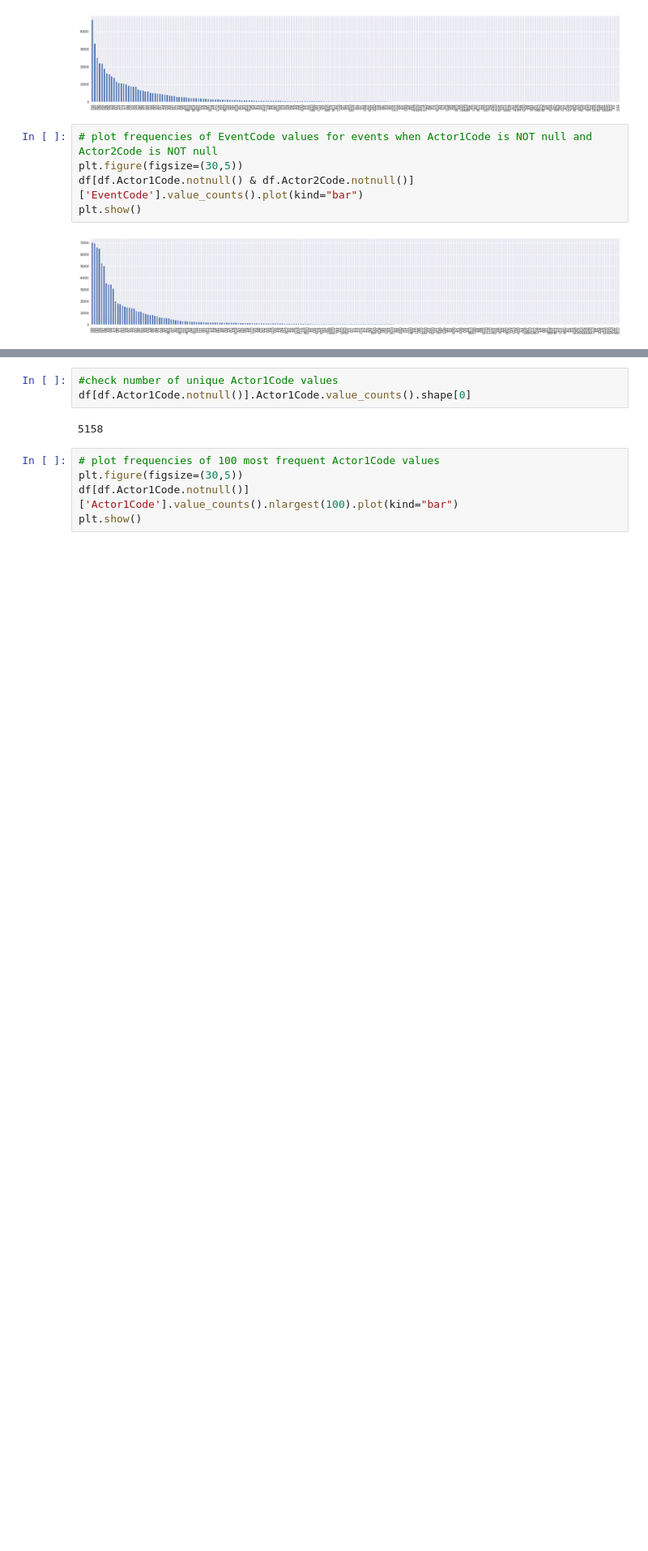
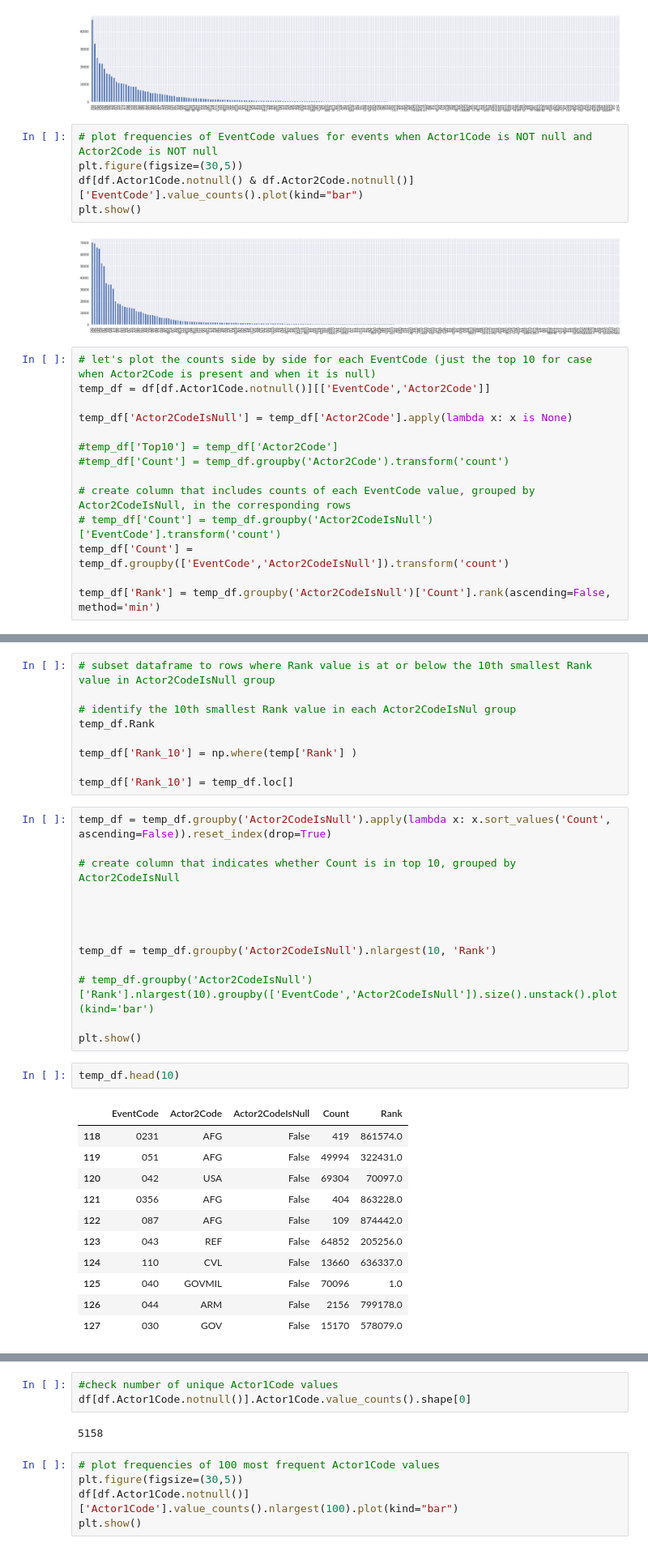
Before and after one commit to sasha-kap/Events-Analytics, a Jupyter notebook: GDELT_EDA.ipynb, the cells around one changed output, grey strips where cells are left out. Shown: that part at 81% size. Saved outputs shown, nothing was run; the diff lists cells and outputs as text; blank space fills up the shorter version.

```diff
--- a/GDELT_EDA.ipynb
+++ b/GDELT_EDA.ipynb
@@ -228,3 +257,17 @@ df[df.Actor1Code.notnull() & df.Actor2Code.notnull()]['EventCode'].value_counts(
 plt.show()
 # %% [output]
 [figure]
+# %%
+# let's plot the counts side by side for each EventCode (just the top 10 for case when Actor2Code is present and when it is null)
+temp_df = df[df.Actor1Code.notnull()][['EventCode','Actor2Code']]
+
+temp_df['Actor2CodeIsNull'] = temp_df['Actor2Code'].apply(lambda x: x is None)
+
+#temp_df['Top10'] = temp_df['Actor2Code']
+#temp_df['Count'] = temp_df.groupby('Actor2Code').transform('count')
+
+# create column that includes counts of each EventCode value, grouped by Actor2CodeIsNull, in the corresponding rows
+# temp_df['Count'] = temp_df.groupby('Actor2CodeIsNull')['EventCode'].transform('count')
+temp_df['Count'] = temp_df.groupby(['EventCode','Actor2CodeIsNull']).transform('count')
+
+temp_df['Rank'] = temp_df.groupby('Actor2CodeIsNull')['Count'].rank(ascending=False, method='min')
@@ -230,0 +284,36 @@ plt.show()
+# %%
+# subset dataframe to rows where Rank value is at or below the 10th smallest Rank value in Actor2CodeIsNull group
+
+# identify the 10th smallest Rank value in each Actor2CodeIsNul group
+temp_df.Rank
+
+temp_df['Rank_10'] = np.where(temp['Rank'] )
+
+temp_df['Rank_10'] = temp_df.loc[]
+# %%
+temp_df = temp_df.groupby('Actor2CodeIsNull').apply(lambda x: x.sort_values('Count', ascending=False)).reset_index(drop=True)
+
+# create column that indicates whether Count is in top 10, grouped by Actor2CodeIsNull
+
+
+
+
+temp_df = temp_df.groupby('Actor2CodeIsNull').nlargest(10, 'Rank')
+
+# temp_df.groupby('Actor2CodeIsNull')['Rank'].nlargest(10).groupby(['EventCode','Actor2CodeIsNull']).size().unstack().plot(kind='bar')
+
+plt.show()
+# %%
+temp_df.head(10)
+# %% [output]
+|  | EventCode | Actor2Code | Actor2CodeIsNull | Count | Rank |
+| 118 | 0231 | AFG | False | 419 | 861574.0 |
+| 119 | 051 | AFG | False | 49994 | 322431.0 |
+| 120 | 042 | USA | False | 69304 | 70097.0 |
+| 121 | 0356 | AFG | False | 404 | 863228.0 |
+| 122 | 087 | AFG | False | 109 | 874442.0 |
+| 123 | 043 | REF | False | 64852 | 205256.0 |
+| 124 | 110 | CVL | False | 13660 | 636337.0 |
+| 125 | 040 | GOVMIL | False | 70096 | 1.0 |
+| 126 | 044 | ARM | False | 2156 | 799178.0 |
+| 127 | 030 | GOV | False | 15170 | 578079.0 |
```
Also changed, not shown: parts of 45 cells of this notebook.
